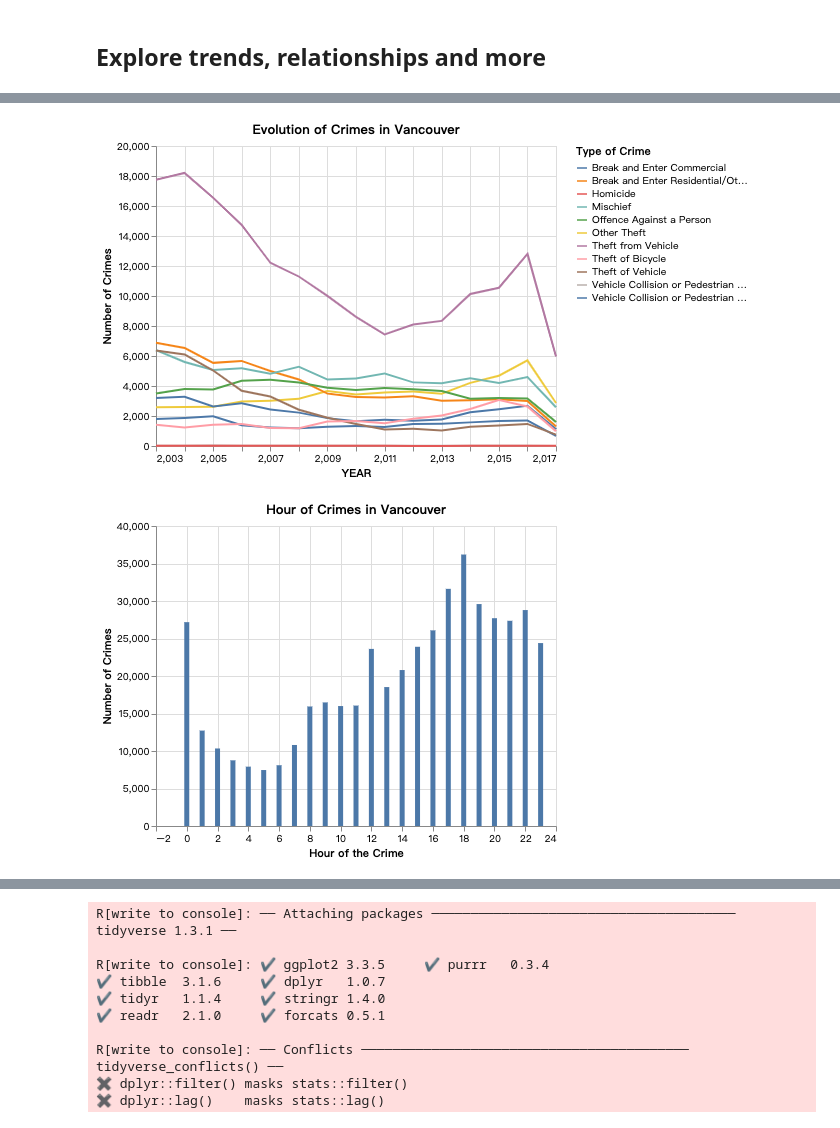
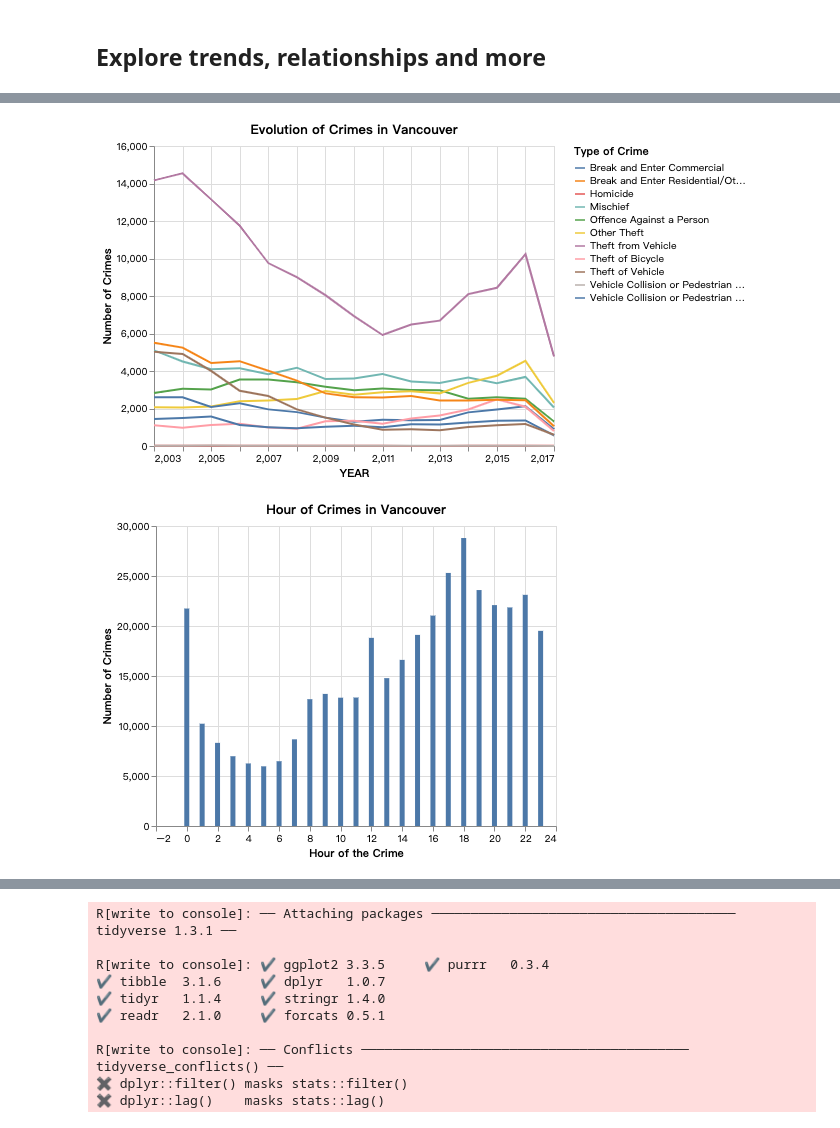
Before and after one commit to UBC-MDS/Crime_Prediction_Vancouver, a Jupyter notebook: src/Crime_in_Vancouver_eda.ipynb, the cells around one changed output, grey strips where cells are left out. Drawn from its saved outputs; the diff is of its cells as text; code cells hidden in the pictures.

Commit message:
Modified jupyter notebook to fix train test split.

```diff
--- a/src/Crime_in_Vancouver_eda.ipynb
+++ b/src/Crime_in_Vancouver_eda.ipynb
@@ -10,3 +11,5 @@ RendererRegistry.enable('mimetype')
 # Exploratory data analysis of Crime in Vancouver #
 # %% [markdown]
 The data set used in this project comes from **the Vancouver Open Data Catalogue**. It includes 529.652 crimes reported between January 1, 2003 to July 13, 2017. The data set is also avialable on <https://www.kaggle.com/wosaku/crime-in-vancouver>
+# %%
+df = pd.read_csv('../data/raw/crime.csv')
@@ -13,2 +18,4 @@ The data set used in this project comes from **the Vancouver Open Data Catalogue
+# %%
+train_df, test_df = train_test_split(df, test_size=0.20, random_state=123)
 # %% [markdown]
 ## Peak of the data ##
@@ -78,14 +105,14 @@ alt.Chart(data.dropna(),
 # %%
-alt.Chart(data,title ='Evolution of Crimes in Vancouver').mark_line().encode(
+alt.Chart(train_df,title ='Evolution of Crimes in Vancouver').mark_line().encode(
     x=alt.X('YEAR'),
     y=alt.Y('count(YEAR)', title ='Number of Crimes'),
     color=alt.Color('TYPE', title='Type of Crime'))
 # %% [output]
-[figure, old version]
+[figure, new version]
 # %%
-alt.Chart(data, title='Hour of Crimes in Vancouver').mark_bar(clip=True).encode(
+alt.Chart(train_df, title='Hour of Crimes in Vancouver').mark_bar(clip=True).encode(
     x=alt.X('HOUR', title='Hour of the Crime', scale=alt.Scale(domain=(0, 23))),
     y=alt.Y('count()', title='Number of Crimes'))
 # %% [output]
-[figure, old version]
+[figure, new version]
 # %%
```
Also changed, not shown: parts of 20 cells of this notebook.
